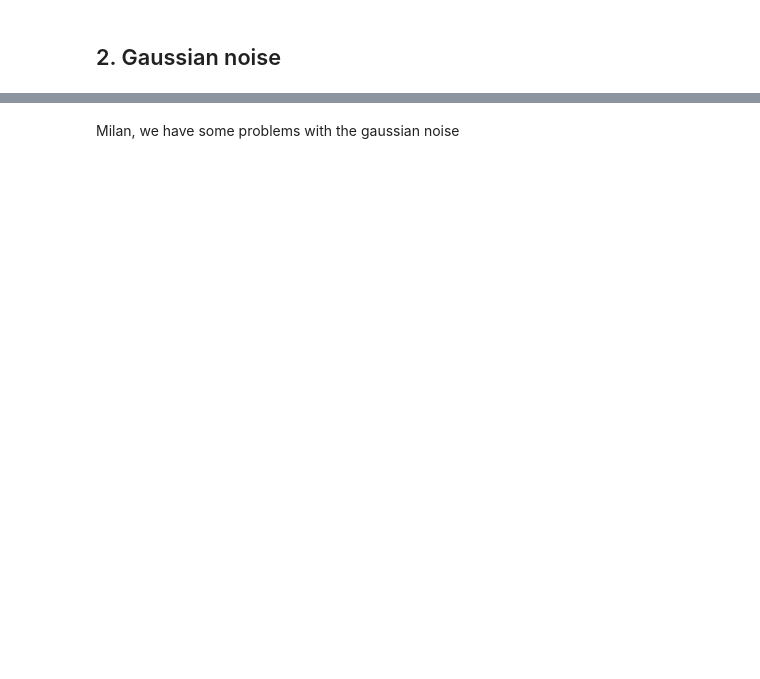
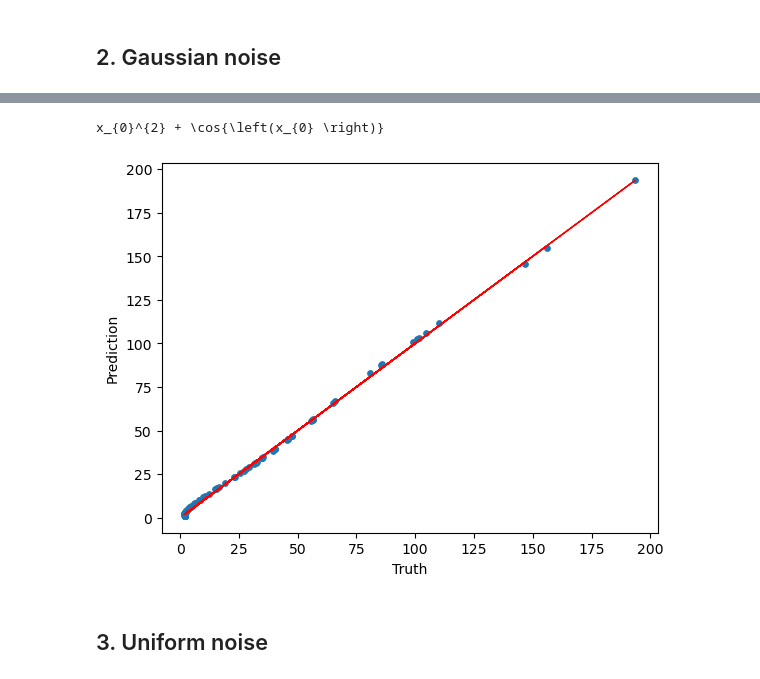
Before and after one commit to farocrown/Simreg, a Jupyter notebook: sr_try1.ipynb, the cells around one changed output, grey strips where cells are left out. Saved outputs shown, nothing was run; the diff lists cells and outputs as text; code cells hidden in the pictures; blank space fills up the shorter version.

```diff
--- a/sr_try1.ipynb
+++ b/sr_try1.ipynb
@@ -117,2 +131,16 @@ model.fit(X,n)
-# %% [markdown]
-Milan, we have some problems with the gaussian noise
+# %%
+p_2 = model.predict(X)
+l_2 = model.latex()
+print(l_2)
+# %% [output]
+x_{0}^{2} + \cos{\left(x_{0} \right)}
+# %%
+plt.scatter(y, p_2,s=15)
+plt.plot(y,y, color='r', lw=1)
+plt.xlabel('Truth')
+plt.ylabel('Prediction')
+plt.show()
+# %% [output]
+[figure, added]
+# %% [markdown]
+## 3. Uniform noise
```
Also changed, not shown: parts of 20 cells of this notebook.
